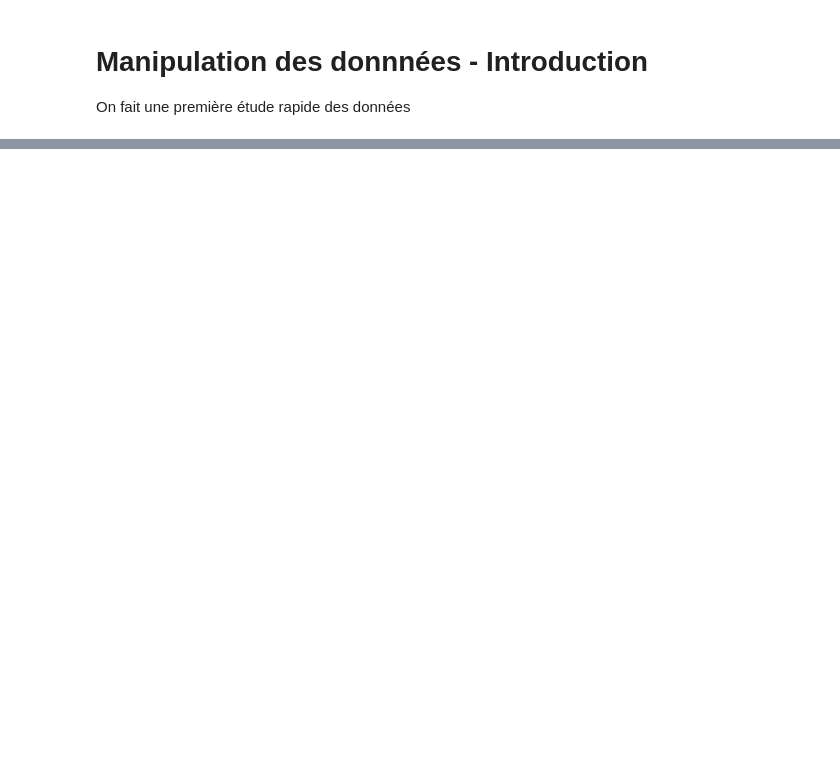
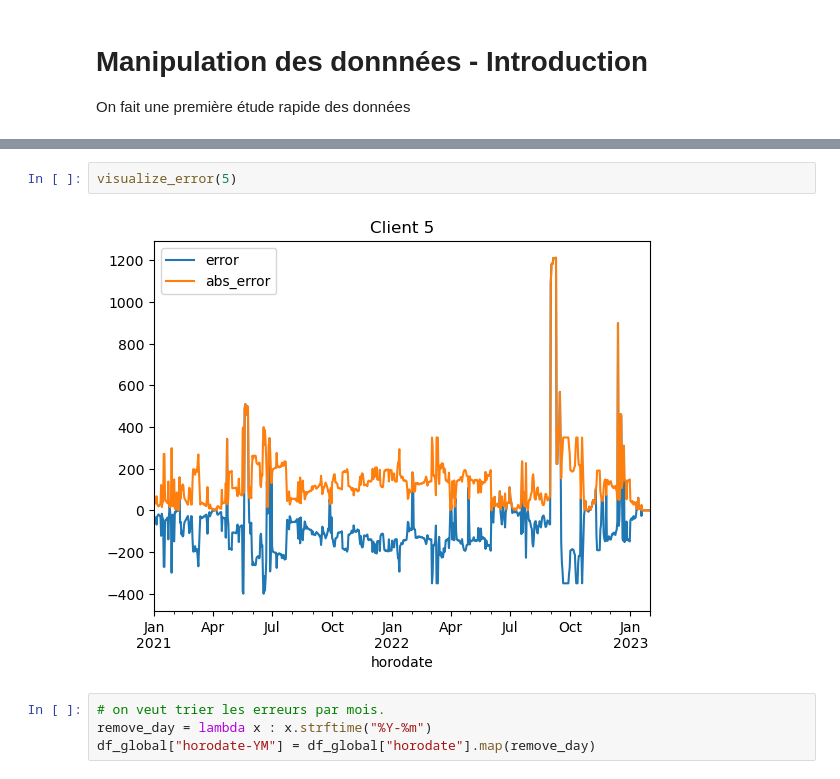
Before and after one commit to Damidoum/predictionClient, a Jupyter notebook: Notebooks/manipData.ipynb, the cells around one changed output, grey strips where cells are left out. Cells and saved outputs as stored; diff of their text form; blank space fills up the shorter version.

```diff
--- a/Notebooks/manipData.ipynb
+++ b/Notebooks/manipData.ipynb
@@ -118,0 +103,8 @@ pd.DataFrame(dic.values(), index = dic.keys()).plot.bar(legend = False, xlabel =
+# %%
+visualize_error(5)
+# %% [output]
+[figure, added]
+# %%
+# on veut trier les erreurs par mois.
+remove_day = lambda x : x.strftime("%Y-%m")
+df_global["horodate-YM"] = df_global["horodate"].map(remove_day)
```
Also changed, not shown: parts of 53 cells of this notebook, 1 other file.
